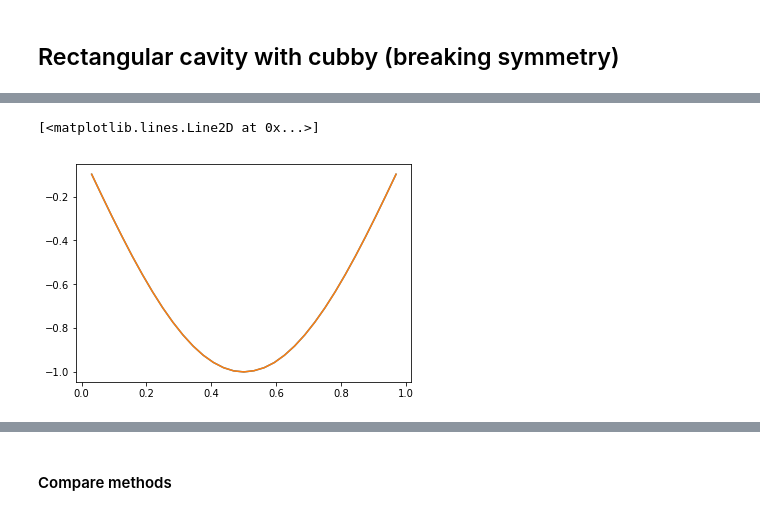
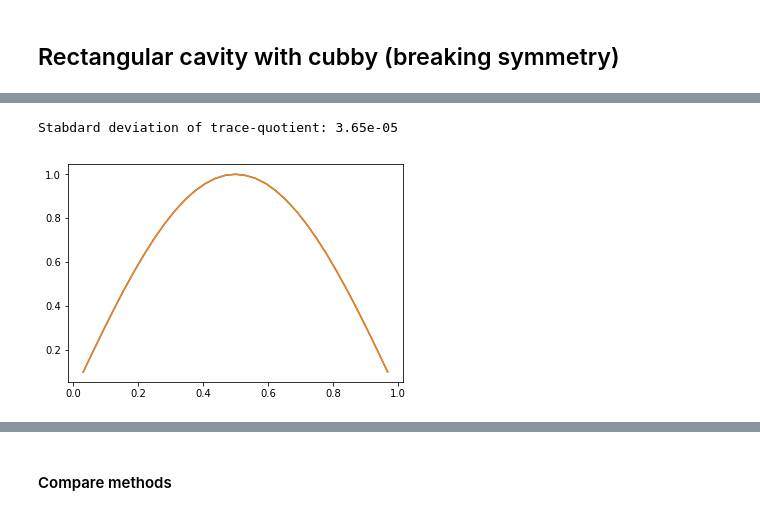
Before and after one commit to FMatti/Maxwell-MRI, a Jupyter notebook: examples/resonant_cavity/resonant_cavity.ipynb, the cells around one changed output, grey strips where cells are left out. Saved outputs shown, nothing was run; the diff lists cells and outputs as text; code cells hidden in the pictures.

Commit message:
quantify and plot linear dependence on traces

```diff
--- a/examples/resonant_cavity/resonant_cavity.ipynb
+++ b/examples/resonant_cavity/resonant_cavity.ipynb
@@ -262,14 +260,15 @@ plt.show()
 # %%
 fig, ax = plt.subplots(1, 1)
 TDC.solve(eigfreqs)
 x = TDC.get_solution(tonumpy=True, trace=inlet())
 all_coords = TDC.V.tabulate_dof_coordinates()
 trace_coords = np.array([x for x in all_coords if inlet().inside(x, 'on_boundary')])
 idx_sorted = sorted(range(len(trace_coords)), key=trace_coords[:, 1].__getitem__)
 x0_sorted = [x[0, i] for i in idx_sorted]
 x1_sorted = [x[1, i] for i in idx_sorted]
-ax.plot(trace_coords[idx_sorted, 1], x0_sorted/np.max(np.abs(x[0])))
-ax.plot(trace_coords[idx_sorted, 1], x1_sorted/np.max(np.abs(x[1])))
+ax.plot(trace_coords[idx_sorted, 1], np.abs(x0_sorted)/np.max(np.abs(x[0])))
+ax.plot(trace_coords[idx_sorted, 1], np.abs(x1_sorted)/np.max(np.abs(x[1])))
+print('Stabdard deviation of trace-quotient: {:.2e}'.format(np.std(x[1] / x[0])))
 # %% [output]
-[<matplotlib.lines.Line2D at 0x...>]
+Stabdard deviation of trace-quotient: 3.65e-05
-[figure, old version]
+[figure, new version]
```
Also changed, not shown: parts of 7 cells of this notebook.
